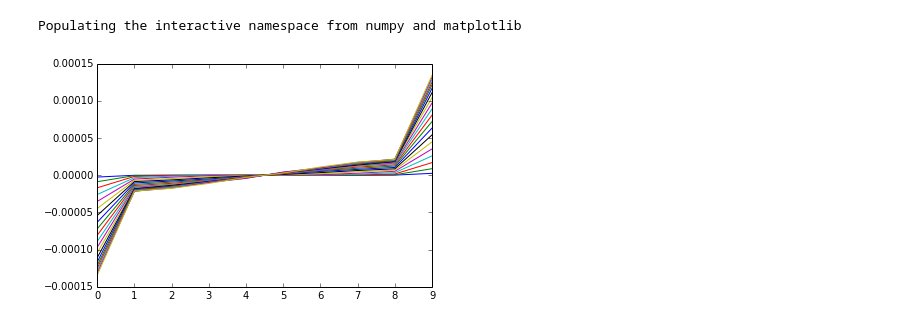
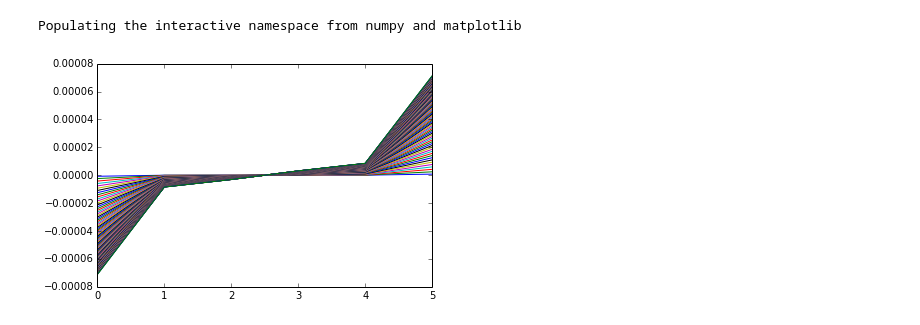
Before and after one commit to BrantCarlson/microTDFL, a Jupyter notebook: microTDFL_stepbystep.ipynb, the cells around one changed output. Saved outputs shown, nothing was run; the diff lists cells and outputs as text; code cells hidden in the pictures.

```diff
--- a/microTDFL_stepbystep.ipynb
+++ b/microTDFL_stepbystep.ipynb
@@ -82,7 +82,8 @@ def advance(n, dx, a, R, navg, qhist, ihist, E_app):
                 if i > 0: EF[j, i - 1] += 0.5 * ((1 - stepsaway) * dt) ** 2 / dt * R2[j, i]
                 if i < n - 1: EF[j, i] -= 0.5 * ((1 - stepsaway) * dt) ** 2 / dt * R2[j, i]
             else: EF[j, -1] += 0.5 * I2 * deltat ** 2 / dt * R2[j, i]
-            EF[j, -1] += (qhist[ceil(stepsaway) - 1, i] + 0.5 * (2 * I1 - I1 * deltat / dt) * deltat) * R2[j, i]
+            EF[j, -1] += (qhist[ceil(stepsaway) - 1, i]) * R2[j, i]
+            EF[j, -1] += (0.5 * (2 * I1 - I1 * deltat / dt) * deltat) * R2[j, i]
 
         for i in range(n - 1):
             # R1T term
@@ -97,24 +98,29 @@ def advance(n, dx, a, R, navg, qhist, ihist, E_app):
     qhist[1:,:] = qhist[:-1,:]
     # calculate new charges
     qhist[0,:] += 0.5 * (insert(ihist[0], 0, 0) - append(ihist[0], 0) + insert(ihist[1], 0, 0) - append(ihist[1], 0)) * dt
+    return EF[:, -1]
 
 def timeStepsNeeded(n, dx, dt):
     return int((n - 1) * dx / constants.c / dt) + 2 # previous timesteps plus current one
 # %%
-n = 10 # number of charge segments (one greater than number of current segments)
+n = 6 # number of charge segments (one greater than number of current segments)
 dx = 5
 dt = 10e-9
 a = 0.003
-R = 10 * dx # resistance between adjacent charges
+R = 100 * dx # resistance between adjacent charges
 E_app = 100000
 
 steps = timeStepsNeeded(n, dx, dt)
 qhist = zeros((steps, n))
 ihist = zeros((steps, n - 1))
 # %%
-for i in range(20):
+completeQHist = zeros((100, n))
+for i in range(100):
     advance(n, dx, a, R, 101, qhist, ihist, E_app)
-    plot(qhist[0,:])
-show()
+    completeQHist[i] = qhist[0]
-# %% [output]
-[figure, removed]
+# %%
+for i in range(100):
+    plot(completeQHist[i])
+show()
+# %% [output]
+[figure, added]
```
Also changed, not shown: parts of 2 cells of this notebook, 1 other file.
